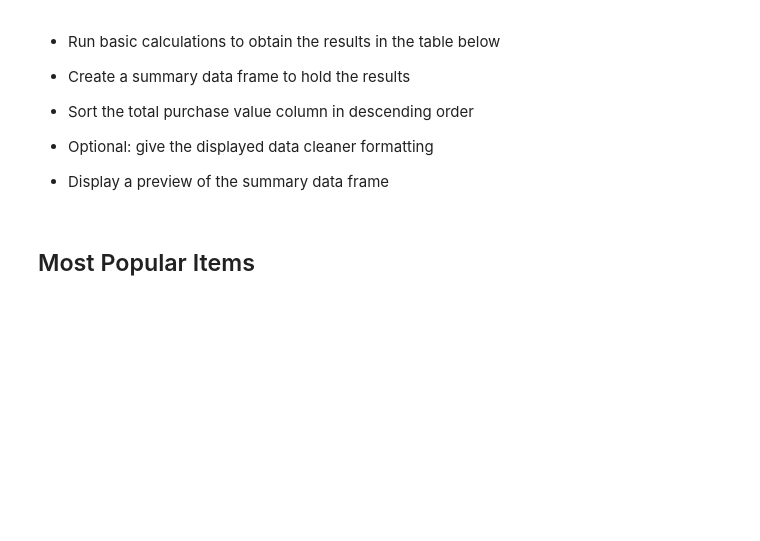
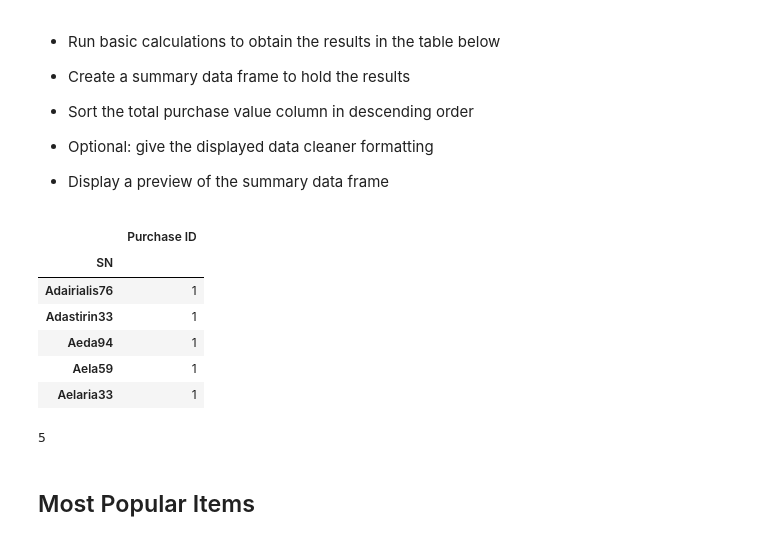
Before and after one commit to candishanks/pandas-challenge, a Jupyter notebook: HeroesOfPymoli/HeroesOfPymoli_starter.ipynb, the cells around one changed output. Cells and saved outputs as stored; diff of their text form; code cells hidden in the pictures; blank space fills up the shorter version.

```diff
--- a/HeroesOfPymoli/HeroesOfPymoli_starter.ipynb
+++ b/HeroesOfPymoli/HeroesOfPymoli_starter.ipynb
@@ -425,6 +425,23 @@ purch_age_analysis_df
 
 
 * Display a preview of the summary data frame
+# %%
+spend_groupby = purchase_data_df.groupby('SN')[['Purchase ID']].count()
+
+spend_groupby.head()
+# %% [output]
+|  | Purchase ID |
+| SN |  |
+| Adairialis76 | 1 |
+| Adastirin33 | 1 |
+| Aeda94 | 1 |
+| Aela59 | 1 |
+| Aelaria33 | 1 |
+# %%
+max_spender = spend_groupby['Purchase ID'].max()
+max_spender
+# %% [output]
+5
 # %% [markdown]
 ## Most Popular Items
 # %% [markdown]
```
